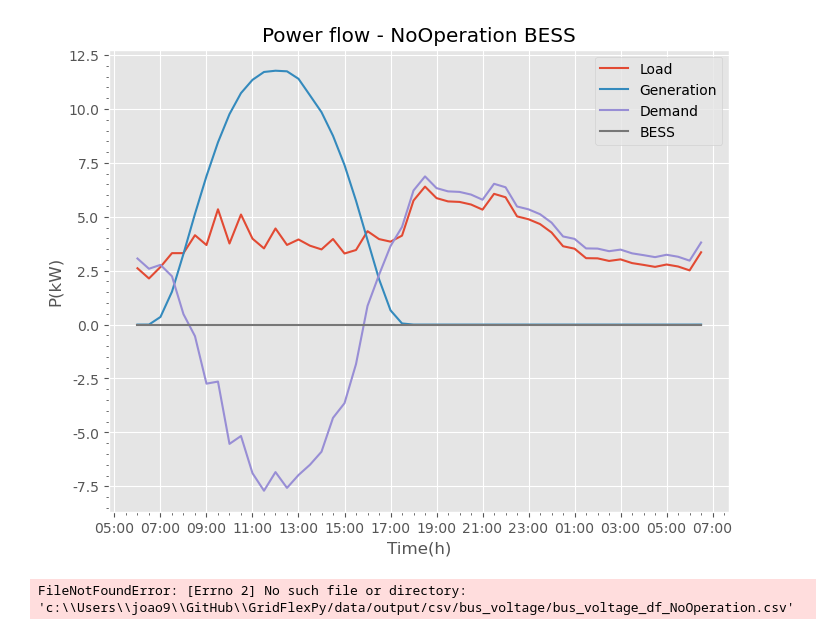
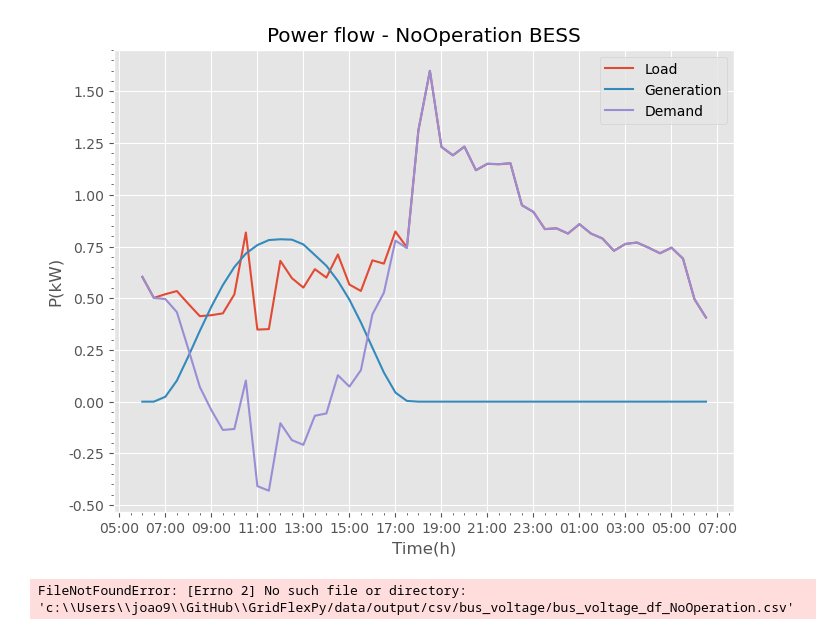
Before and after one commit to JCARNEIROX/GridFlexPy, a Jupyter notebook: visualize_data.ipynb, the cells around one changed output. Cells and saved outputs as stored; diff of their text form; code cells hidden in the pictures.

```diff
--- a/visualize_data.ipynb
+++ b/visualize_data.ipynb
@@ -27,7 +27,8 @@ path_generators = os.getcwd() + '/data/generators_profiles/'
 # %%
 # Read the data
 kind = 'NoOperation'
-dss = '5Nodeckt'
+# dss = '5Nodeckt'
+dss = 'CondominioDosIpes'
 bess_bus = 1
 if  not kind == 'NoOperation':
     load = pd.read_csv(output_csv + 'load/' f'load_{kind}_bus{bess_bus}_year{dss}.csv')
@@ -38,7 +39,6 @@ else:
     load = pd.read_csv(output_csv + 'load/' f'load_{kind}_year{dss}.csv')
     generation = pd.read_csv(output_csv + 'generation/' f'generation_{kind}_year{dss}.csv')
     demand = pd.read_csv(output_csv + 'demand/' f'demand_{kind}_year{dss}.csv')
-    bess_df = pd.read_csv(output_csv + 'bess/' f'bess_powers_{kind}_year{dss}.csv')
 
 # Read the file and
 name_spreadsheet = 'sheet_IEEE13Node.xlsx' # Name of your spreadsheet with parameters of the system in directory data/spreadsheets
@@ -50,32 +50,55 @@ date_end = general_informations.end_date
 interval = general_informations.timestep
 time = pd.date_range(date_ini, date_end, freq=str(interval) + 'T')
 # %%
-#Extract the timestep from power_df
-load = load['P(kW)'][:len(time)]
-generation = generation['P(kW)'][:len(time)]
-demand_bess = demand['P(kW)'][:len(time)]
-bess_power = bess_df.loc[:, 'P(kW)'][:len(time)]
 
-#Plot the data
-fig = plt.figure(figsize=(8,6))
-plt.title(f'Power flow - {kind} BESS')
-plt.plot(time, load, label='Load')
-plt.plot(time, generation, label='Generation')
-plt.plot(time, demand_bess, label='Demand')
-plt.plot(time, bess_power, label='BESS')
-plt.legend()
-plt.xlabel('Time(h)')
-plt.ylabel('P(kW)')
-plt.grid(True)
+if not kind == 'NoOperation':
+    #Extract the timestep from power_df
+    load = load['P(kW)'][:len(time)]
+    generation = generation['P(kW)'][:len(time)]
+    demand_bess = demand['P(kW)'][:len(time)]
+    bess_power = bess_df.loc[:, 'P(kW)'][:len(time)]
 
-# Format the x axis to display readable times
-plt.gca().xaxis.set_major_formatter(mdates.DateFormatter('%H:%M'))  # Hour:minute format
-plt.gca().xaxis.set_major_locator(mdates.HourLocator(interval=2))  # Can change the interval of the major ticks
-plt.minorticks_on()
+    #Plot the data
+    fig = plt.figure(figsize=(8,6))
+    plt.title(f'Power flow - {kind} BESS')
+    plt.plot(time, load, label='Load')
+    plt.plot(time, generation, label='Generation')
+    plt.plot(time, demand_bess, label='Demand')
+    plt.plot(time, bess_power, label='BESS')
+    plt.legend()
+    plt.xlabel('Time(h)')
+    plt.ylabel('P(kW)')
+    plt.grid(True)
 
+    # Format the x axis to display readable times
+    plt.gca().xaxis.set_major_formatter(mdates.DateFormatter('%H:%M'))  # Hour:minute format
+    plt.gca().xaxis.set_major_locator(mdates.HourLocator(interval=2))  # Can change the interval of the major ticks
+    plt.minorticks_on()
+
+else:
+    #Extract the timestep from power_df
+    load = load['P(kW)'][:len(time)]
+    generation = generation['P(kW)'][:len(time)]
+    demand_bess = demand['P(kW)'][:len(time)]
+
+    #Plot the data
+    fig = plt.figure(figsize=(8,6))
+    plt.title(f'Power flow - {kind} BESS')
+    plt.plot(time, load, label='Load')
+    plt.plot(time, generation, label='Generation')
+    plt.plot(time, demand_bess, label='Demand')
+    plt.legend()
+    plt.xlabel('Time(h)')
+    plt.ylabel('P(kW)')
+    plt.grid(True)
+
+    # Format the x axis to display readable times
+    plt.gca().xaxis.set_major_formatter(mdates.DateFormatter('%H:%M'))  # Hour:minute format
+    plt.gca().xaxis.set_major_locator(mdates.HourLocator(interval=2))  # Can change the interval of the major ticks
+    plt.minorticks_on()
 # save_fig(fig,'power_bess_smoothing',output_img)
 # %% [output]
-[figure, old version]
+[figure, new version]
 # %%
 # read the linePU_voltage dataframe
 if not kind == 'NoOperation':
```
Also changed, not shown: 13 other files.
